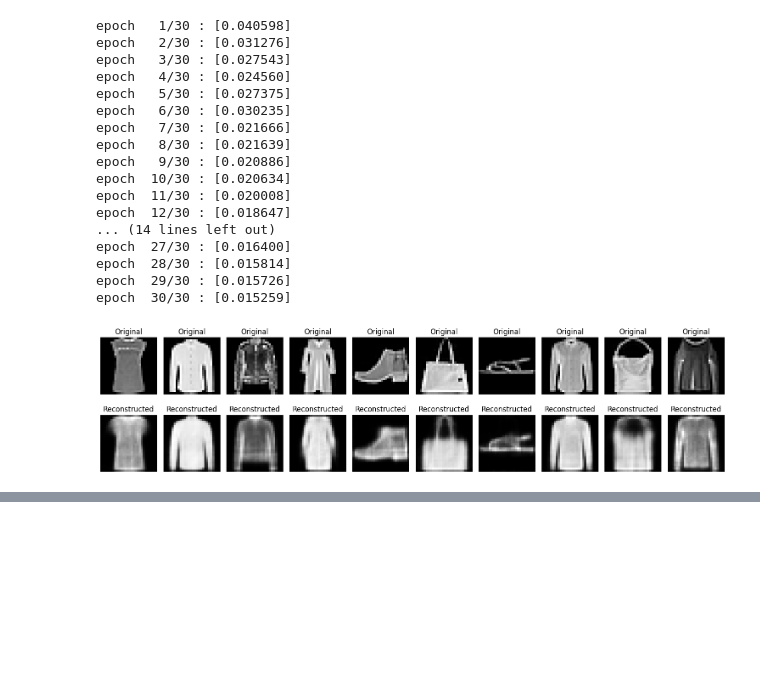
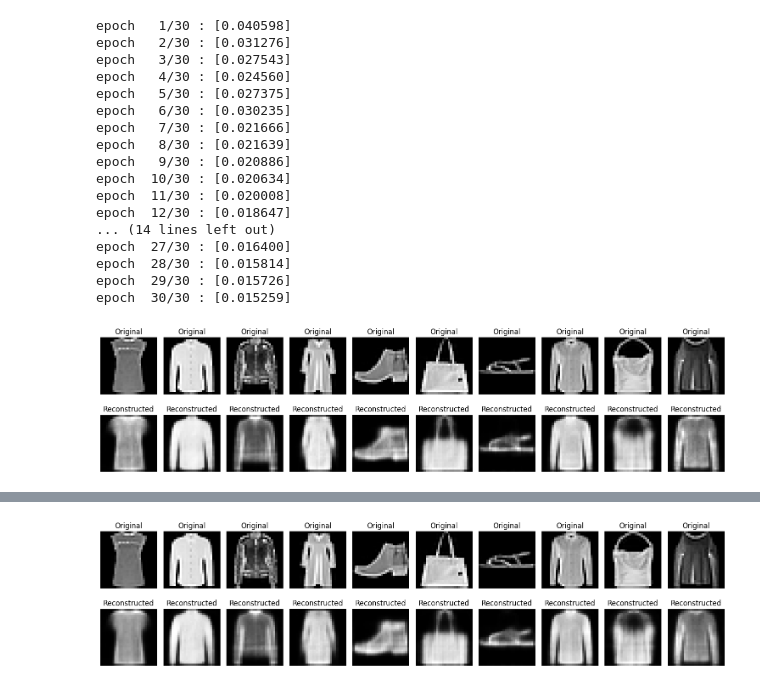
Before and after one commit to minareda417/Unsupervised-learning, a Jupyter notebook: autoencoder/note.ipynb, the cells around one changed output, grey strips where cells are left out. Drawn from its saved outputs; the diff is of its cells as text; code cells hidden in the pictures; blank space fills up the shorter version.

Commit message:
add diff learning rate schedulers

```diff
--- a/autoencoder/note.ipynb
+++ b/autoencoder/note.ipynb
@@ -147,0 +151,3 @@ plt.show()
+# %%
+model4 = Autoencoder(784,128, 64)
+model4.train(X_train, X_train, epochs=30, batch_size=100, eta=0.5, l2_param=0.01, lr_scheduler=StepLRScheduler(lr=0.5, step_size=10, gamma=0.5))
@@ -147,0 +172,19 @@ plt.show()
+# %%
+# plot the original and reconstructed images
+num_images = 10
+fig, axes = plt.subplots(2, num_images, figsize=(15, 4))
+for i in range(num_images):
+    # Original images
+    axes[0, i].imshow(X_test[i].reshape(28, 28), cmap='gray')
+    axes[0, i].set_title("Original")
+    axes[0, i].axis('off')
+
+    # Reconstructed images
+    reconstructed = model4.forward(X_test[i].reshape(784, 1)).reshape(28,28)
+    axes[1, i].imshow(reconstructed, cmap='gray')
+    axes[1, i].set_title("Reconstructed")
+    axes[1, i].axis('off')
+plt.tight_layout()
+plt.show()
+# %% [output]
+[figure, added]
```
Also changed, not shown: parts of 5 cells of this notebook, 5 other files.
